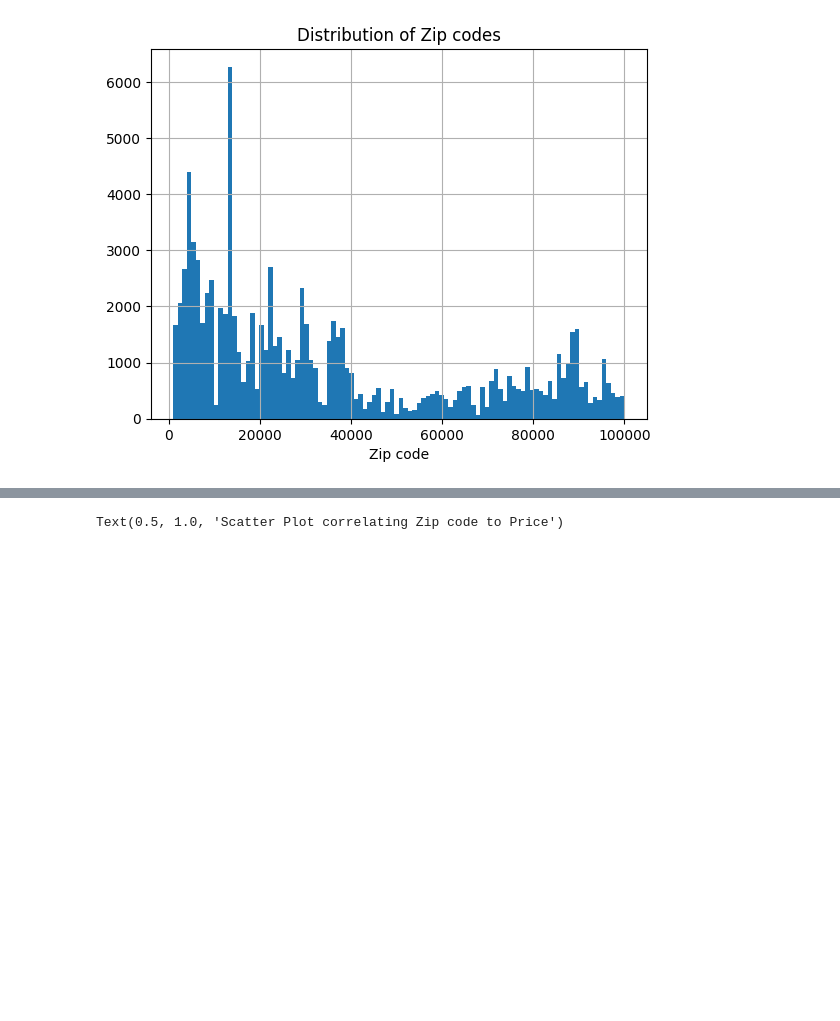
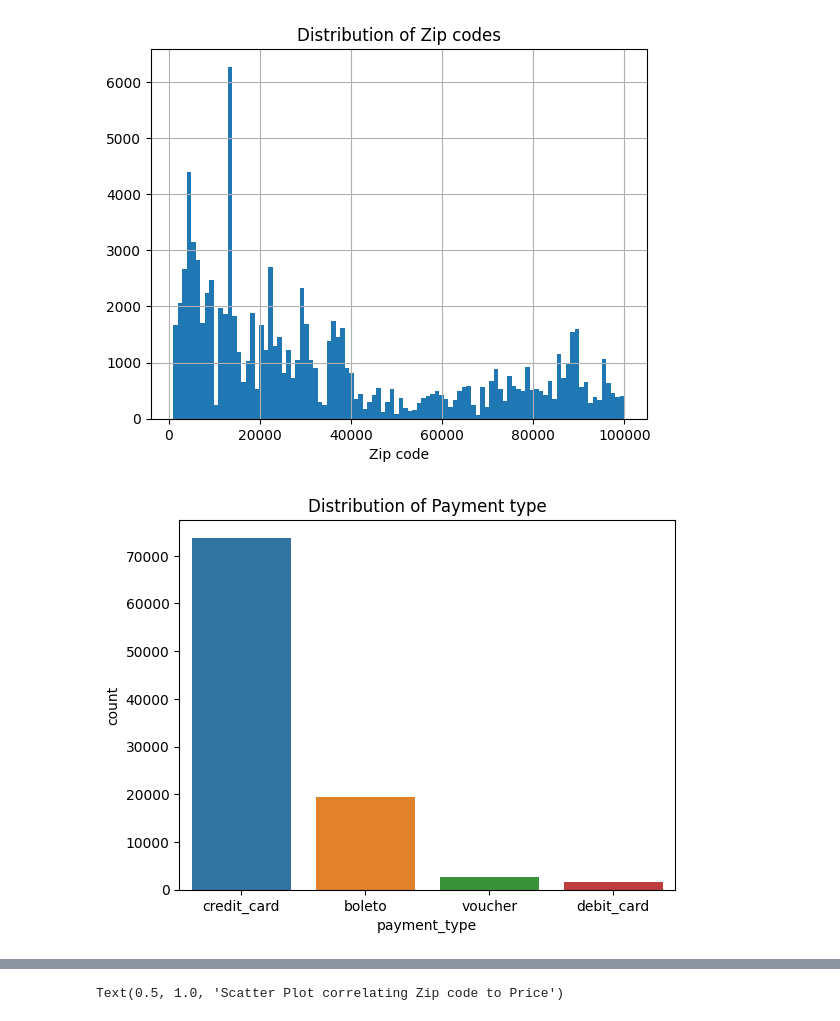
Before and after one commit to Breinich/BrasilianEcommerceAnalysis, a Jupyter notebook: notebook.ipynb, the cells around one changed output, grey strips where cells are left out. Drawn from its saved outputs; the diff is of its cells as text; code cells hidden in the pictures; blank space fills up the shorter version.

```diff
--- a/notebook.ipynb
+++ b/notebook.ipynb
@@ -137,3 +137,9 @@ plt.xlabel('Zip code')
 # %% [output]
 Text(0.5, 0, 'Zip code')
 [figure]
+# %%
+# The distribution of payment type
+sns.countplot(x='payment_type', data=all)
+plt.title('Distribution of Payment type')
+# %% [output]
+[figure, added]
```
Also changed, not shown: parts of 4 cells of this notebook.
